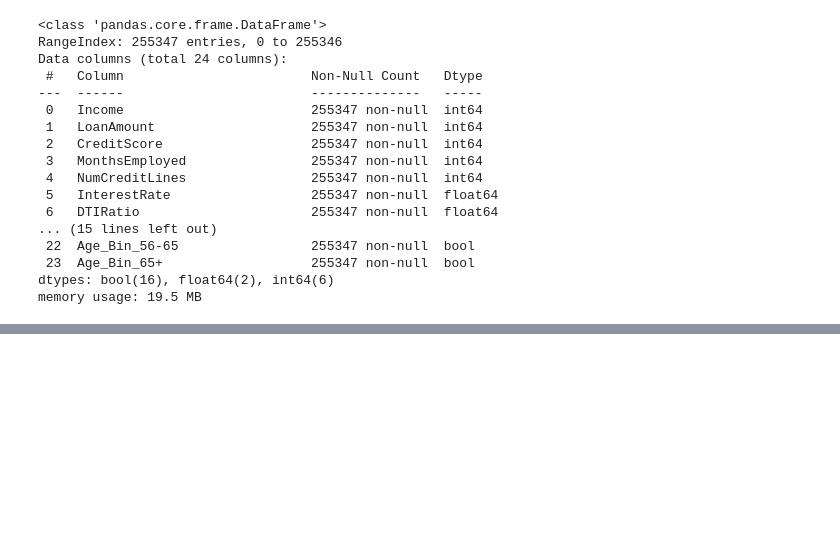
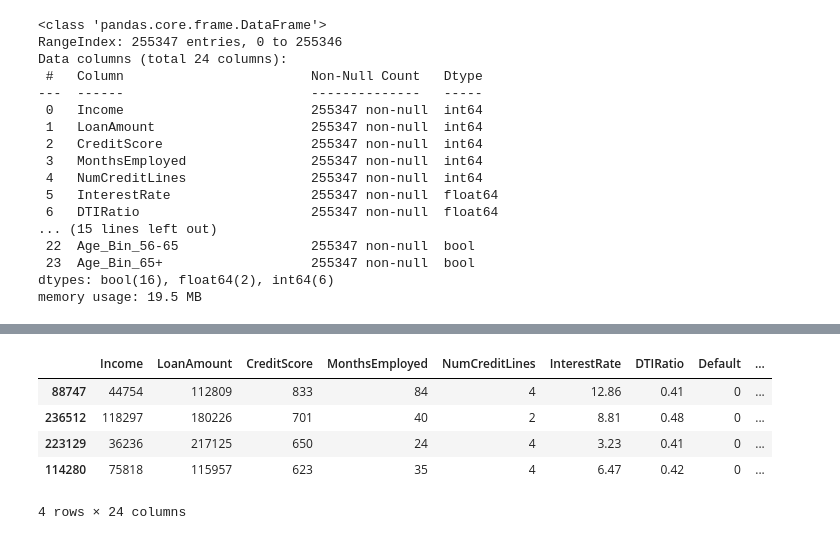
Before and after one commit to surendra-59/Loan-Prediction, a Jupyter notebook: Loan EDA.ipynb, the cells around one changed output, grey strips where cells are left out. Cells and saved outputs as stored; diff of their text form; code cells hidden in the pictures; blank space fills up the shorter version.

```diff
--- a/Loan EDA.ipynb
+++ b/Loan EDA.ipynb
@@ -1042,0 +1141,9 @@ memory usage: 19.5 MB
+# %%
+df_final_v1.sample(4)
+# %% [output]
+|  | Income | LoanAmount | CreditScore | MonthsEmployed | NumCreditLines | InterestRate | DTIRatio | Default | ... |
+| 88747 | 44754 | 112809 | 833 | 84 | 4 | 12.86 | 0.41 | 0 | ... |
+| 236512 | 118297 | 180226 | 701 | 40 | 2 | 8.81 | 0.48 | 0 | ... |
+| 223129 | 36236 | 217125 | 650 | 24 | 4 | 3.23 | 0.41 | 0 | ... |
+| 114280 | 75818 | 115957 | 623 | 35 | 4 | 6.47 | 0.42 | 0 | ... |
+4 rows × 24 columns
```
Also changed, not shown: parts of 22 cells of this notebook.
